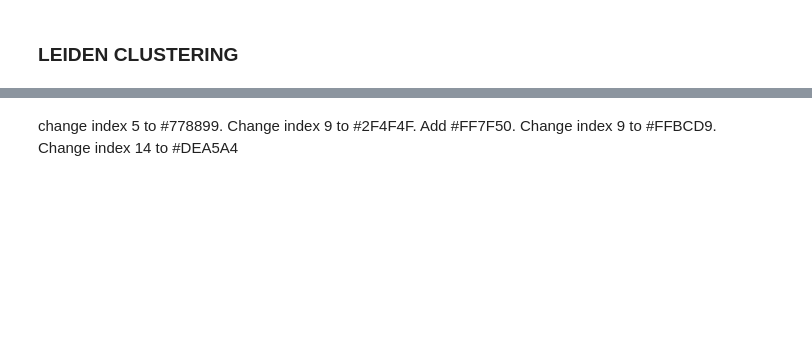
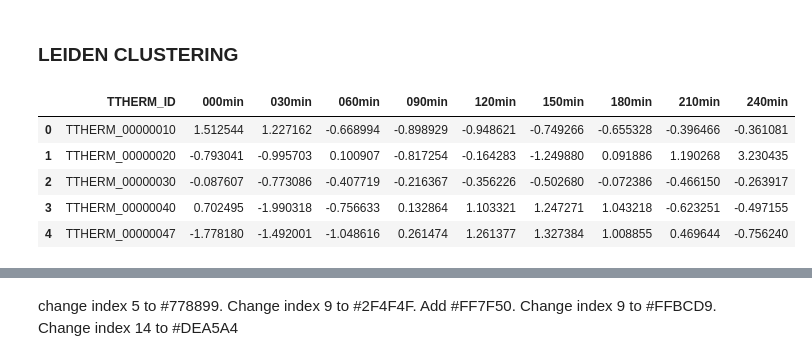
Before and after one commit to ltsypin/TGNE-2022, a Jupyter notebook: TGNE/embedding/all_rna_seq.ipynb, the cells around one changed output, grey strips where cells are left out. Cells and saved outputs as stored; diff of their text form; code cells hidden in the pictures; blank space fills up the shorter version.

```diff
--- a/TGNE/embedding/all_rna_seq.ipynb
+++ b/TGNE/embedding/all_rna_seq.ipynb
@@ -58,6 +59,15 @@ resolution_param=0.005
 n_neighbors = 3
 
 dataset = 'rna_seq'
+# %%
+full_filtered_norm_df.head()
+# %% [output]
+|  | TTHERM_ID | 000min | 030min | 060min | 090min | 120min | 150min | 180min | 210min | 240min |
+| 0 | TTHERM_00000010 | 1.512544 | 1.227162 | -0.668994 | -0.898929 | -0.948621 | -0.749266 | -0.655328 | -0.396466 | -0.361081 |
+| 1 | TTHERM_00000020 | -0.793041 | -0.995703 | 0.100907 | -0.817254 | -0.164283 | -1.249880 | 0.091886 | 1.190268 | 3.230435 |
+| 2 | TTHERM_00000030 | -0.087607 | -0.773086 | -0.407719 | -0.216367 | -0.356226 | -0.502680 | -0.072386 | -0.466150 | -0.263917 |
+| 3 | TTHERM_00000040 | 0.702495 | -1.990318 | -0.756633 | 0.132864 | 1.103321 | 1.247271 | 1.043218 | -0.623251 | -0.497155 |
+| 4 | TTHERM_00000047 | -1.778180 | -1.492001 | -1.048616 | 0.261474 | 1.261377 | 1.327384 | 1.008855 | 0.469644 | -0.756240 |
 # %%
 leiden_label_df_round_1, partition_stats, cluster_sizes, enriched_cluster_sizes =  clustering_utils.build_label_df(
     full_filtered_norm_df,
```
Also changed, not shown: parts of 13 cells of this notebook, 25 other files.
